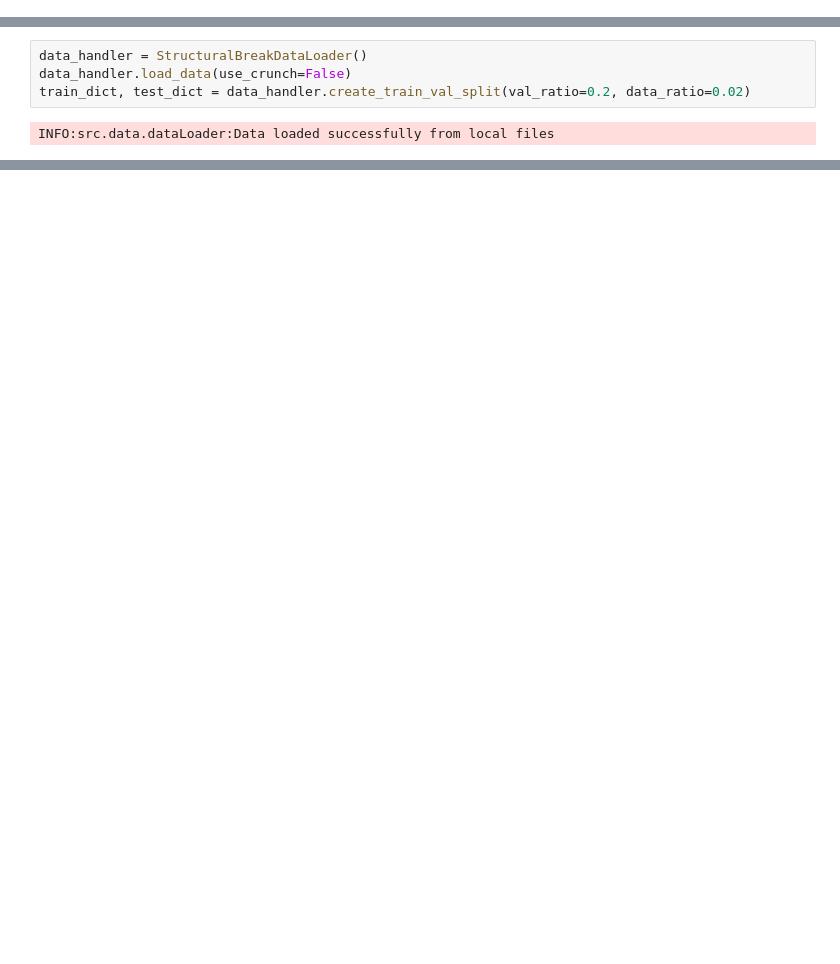
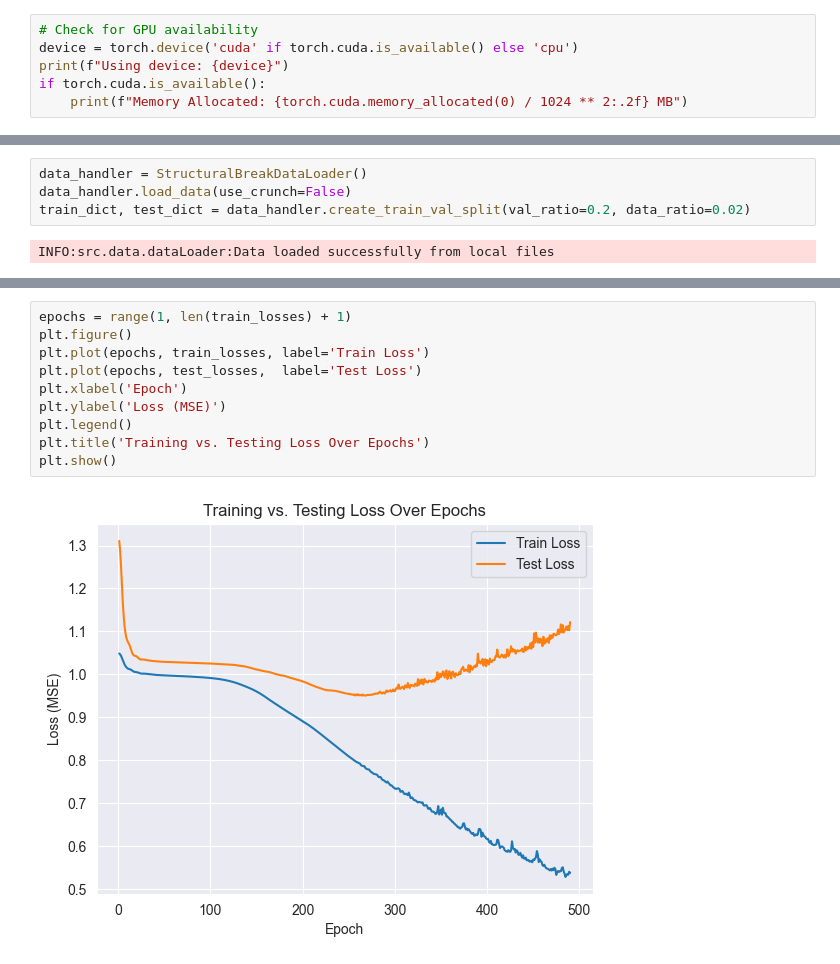
Before and after one commit to StefanConstantin707/adia-lab-structural-break-challenge, a Jupyter notebook: notebooks/04_autoencoder_analysis.ipynb, the cells around one changed output, grey strips where cells are left out. Cells and saved outputs as stored; diff of their text form; blank space fills up the shorter version.

```diff
--- a/notebooks/04_autoencoder_analysis.ipynb
+++ b/notebooks/04_autoencoder_analysis.ipynb
@@ -23,0 +28,6 @@ from src.data.dataLoader import StructuralBreakDataLoader
+# %%
+# Check for GPU availability
+device = torch.device('cuda' if torch.cuda.is_available() else 'cpu')
+print(f"Using device: {device}")
+if torch.cuda.is_available():
+    print(f"Memory Allocated: {torch.cuda.memory_allocated(0) / 1024 ** 2:.2f} MB")
@@ -570,0 +574,12 @@ for i in range(3):
+# %%
+epochs = range(1, len(train_losses) + 1)
+plt.figure()
+plt.plot(epochs, train_losses, label='Train Loss')
+plt.plot(epochs, test_losses,  label='Test Loss')
+plt.xlabel('Epoch')
+plt.ylabel('Loss (MSE)')
+plt.legend()
+plt.title('Training vs. Testing Loss Over Epochs')
+plt.show()
+# %% [output]
+[figure, added]
```
Also changed, not shown: parts of 32 cells of this notebook, 19 other files.
